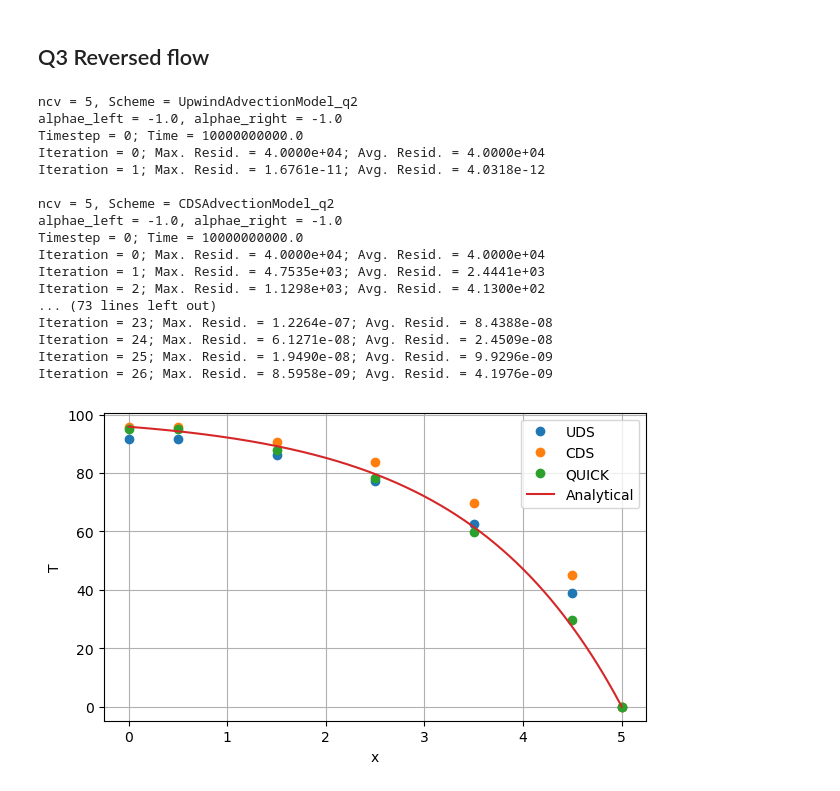
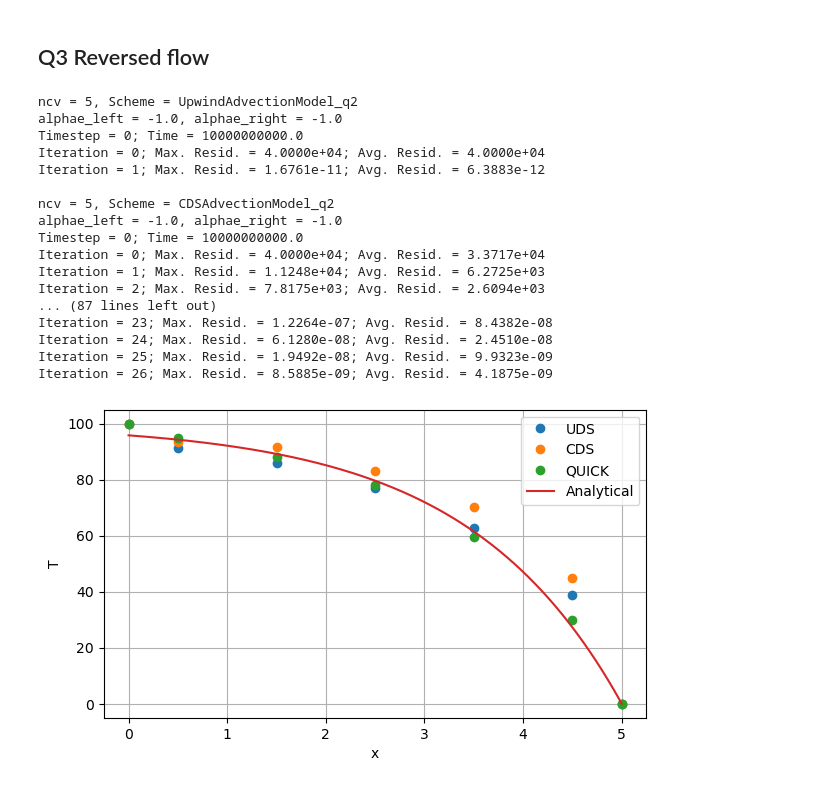
Before and after one commit to Zichen-F/9710_assignments, a Jupyter notebook: Assignment/Assignment3-zfan68.ipynb, the cells around one changed output. Drawn from its saved outputs; the diff is of its cells as text; code cells hidden in the pictures.

```diff
--- a/Assignment/Assignment3-zfan68.ipynb
+++ b/Assignment/Assignment3-zfan68.ipynb
@@ -1032,0 +1079,41 @@ plt.show()
+# %%
+%matplotlib inline
+import matplotlib.pyplot as plt
+
+# Define properties
+rho = 1000.0
+cp = 4189.0
+k = 0.59
+U0 = 1.5
+
+ho = 10000.0
+To = 100.0
+
+A = 0.01 * 0.01
+P = 2.0 * (0.01 + 0.01)
+mdot = rho * U0 * A
+x_an = np.linspace(0.0, 5, 500)
+T_an =  analytical_T_surface_convection(x_an, To, 0, ho, P, mdot, cp)
+
+plt.figure(figsize=(7, 4))
+
+# Numerical solutions
+for scheme_name in schemes.keys():
+    grid = results_5[scheme_name]["grid"]
+    T_sol = results_5[scheme_name]["T"]
+
+    plt.plot(
+        grid.xP,
+        T_sol,
+        marker="o",
+        linestyle="none",
+        label=scheme_name
+    )
+
+plt.plot(x_an, T_an, "-", label="Analytical")
+
+plt.xlabel("x")
+plt.ylabel("T")
+plt.legend()
+plt.grid(True)
+plt.show()
@@ -1071,7 +1160,7 @@ def run_surface_convection_advection_case_reversed(
     Uhe = U0 * np.ones(grid.ncv + 1)
 
     # Boundary conditions
-    west_bc = NeumannBc(T, grid, 0.0, BoundaryLocation.WEST)
+    west_bc = RobinBc(T, grid, ho, k, To, BoundaryLocation.WEST)
     east_bc = DirichletBc(T, grid, 0.0, BoundaryLocation.EAST)
 
     west_bc.apply()
@@ -1136,8 +1225,8 @@ def run_surface_convection_advection_case_reversed(
 # %%
 ncv = 5
 
-alphae_left = -1.0
-alphae_right = 1.0
+alphae_left = 1.0
+alphae_right = -1.0
 
 schemes = {
     "UDS": UpwindAdvectionModel_q2,
@@ -1164,19 +1253,19 @@ ncv = 5, Scheme = UpwindAdvectionModel_q2
 alphae_left = -1.0, alphae_right = -1.0
 Timestep = 0; Time = 10000000000.0
 Iteration = 0; Max. Resid. = 4.0000e+04; Avg. Resid. = 4.0000e+04
-Iteration = 1; Max. Resid. = 1.6761e-11; Avg. Resid. = 4.0318e-12
+Iteration = 1; Max. Resid. = 1.6761e-11; Avg. Resid. = 6.3883e-12
 
 ncv = 5, Scheme = CDSAdvectionModel_q2
 alphae_left = -1.0, alphae_right = -1.0
 Timestep = 0; Time = 10000000000.0
-Iteration = 0; Max. Resid. = 4.0000e+04; Avg. Resid. = 4.0000e+04
-Iteration = 1; Max. Resid. = 4.7535e+03; Avg. Resid. = 2.4441e+03
-Iteration = 2; Max. Resid. = 1.1298e+03; Avg. Resid. = 4.1300e+02
-... (73 lines left out)
-Iteration = 23; Max. Resid. = 1.2264e-07; Avg. Resid. = 8.4388e-08
-Iteration = 24; Max. Resid. = 6.1271e-08; Avg. Resid. = 2.4509e-08
-Iteration = 25; Max. Resid. = 1.9490e-08; Avg. Resid. = 9.9296e-09
-Iteration = 26; Max. Resid. = 8.5958e-09; Avg. Resid. = 4.1976e-09
+Iteration = 0; Max. Resid. = 4.0000e+04; Avg. Resid. = 3.3717e+04
+Iteration = 1; Max. Resid. = 1.1248e+04; Avg. Resid. = 6.2725e+03
+Iteration = 2; Max. Resid. = 7.8175e+03; Avg. Resid. = 2.6094e+03
+... (87 lines left out)
+Iteration = 23; Max. Resid. = 1.2264e-07; Avg. Resid. = 8.4382e-08
+Iteration = 24; Max. Resid. = 6.1280e-08; Avg. Resid. = 2.4510e-08
+Iteration = 25; Max. Resid. = 1.9492e-08; Avg. Resid. = 9.9323e-09
+Iteration = 26; Max. Resid. = 8.5885e-09; Avg. Resid. = 4.1875e-09
 # %%
 %matplotlib inline
 import matplotlib.pyplot as plt
@@ -1185,38 +1274,38 @@ import matplotlib.pyplot as plt
 rho = 1000.0
 cp = 4189.0
 k = 0.59
-
+U0 = 1.5
 
 ho = 10000.0
 To = 100.0
 
 A = 0.01 * 0.01
 P = 2.0 * (0.01 + 0.01)
 mdot = rho * U0 * A
 x_an = np.linspace(0.0, 5, 500)
 T_an =  analytical_T_surface_convection(5 - x_an, To, 0, ho, P, mdot, cp)
 
 plt.figure(figsize=(7, 4))
 
 # Numerical solutions
 for scheme_name in schemes.keys():
     grid = results_5_reversed[scheme_name]["grid"]
     T_sol = results_5_reversed[scheme_name]["T"]
 
     plt.plot(
         grid.xP,
         T_sol,        # remove ghost cells
         marker="o",
         linestyle="None",   # no line between numerical points
         label=scheme_name
     )
 
 plt.plot(x_an, T_an, "-", label="Analytical")
 
 plt.xlabel("x")
 plt.ylabel("T")
 plt.legend()
 plt.grid(True)
 plt.show()
 # %% [output]
-[figure, old version]
+[figure, new version]
```
Also changed, not shown: parts of 6 cells of this notebook.
